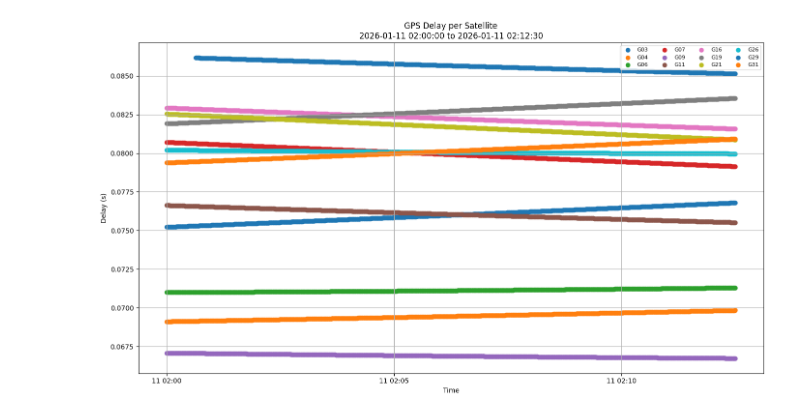
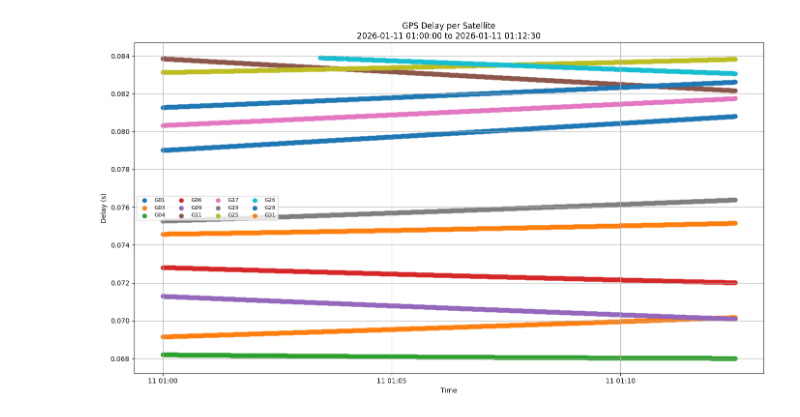
Before and after one commit to sifcodes/GNSS-Spoofing, a Jupyter notebook: src/to_gnss-sdr.ipynb, the cells around one changed output. Cells and saved outputs as stored; diff of their text form; code cells hidden in the pictures.

```diff
--- a/src/to_gnss-sdr.ipynb
+++ b/src/to_gnss-sdr.ipynb
@@ -5,6 +5,9 @@ importlib.reload(functions)
 
 from functions import *
 import matplotlib.pyplot as plt
+# %%
+target_time = pd.Timestamp("2026-01-11 01:00:00")
+rx_ecef = ECEF(55.738957, 12.500242, 20)
 # %%
 import pandas as pd
 import matplotlib.pyplot as plt
@@ -19,33 +22,32 @@ df["time"] = pd.to_datetime(df["time"])
 df["delay_s"] = df["C1C_m"] / C_MPS
 
 # satellites and time window
 sv_order = [f"G{i:02d}" for i in range(1, 33)]
-start_time = pd.Timestamp("2026-01-11 02:00:00")
+start_time = target_time
 end_time = start_time + pd.Timedelta(minutes=12.5)
-
 # filter to requested window and satellites
 window_df = df[
     (df["sv"].isin(sv_order)) &
     (df["time"] >= start_time) &
     (df["time"] <= end_time)
 ].copy()
 
 window_df = window_df.sort_values(["sv", "time"])
 
 # plot delay for each satellite
 plt.figure(figsize=(14, 8))
 
 for sv in sv_order:
     sat_df = window_df[window_df["sv"] == sv]
     if not sat_df.empty:
         plt.scatter(sat_df["time"], sat_df["delay_s"], label=sv)
 
 plt.xlabel("Time")
 plt.ylabel("Delay (s)")
 plt.title(f"GPS Delay per Satellite\n{start_time} to {end_time}")
 plt.legend(ncol=4, fontsize=8)
 plt.grid(True)
 plt.tight_layout()
 plt.show()
 # %% [output]
-[figure, old version]
+[figure, new version]
```
Also changed, not shown: parts of 28 cells of this notebook, 1 other file.
